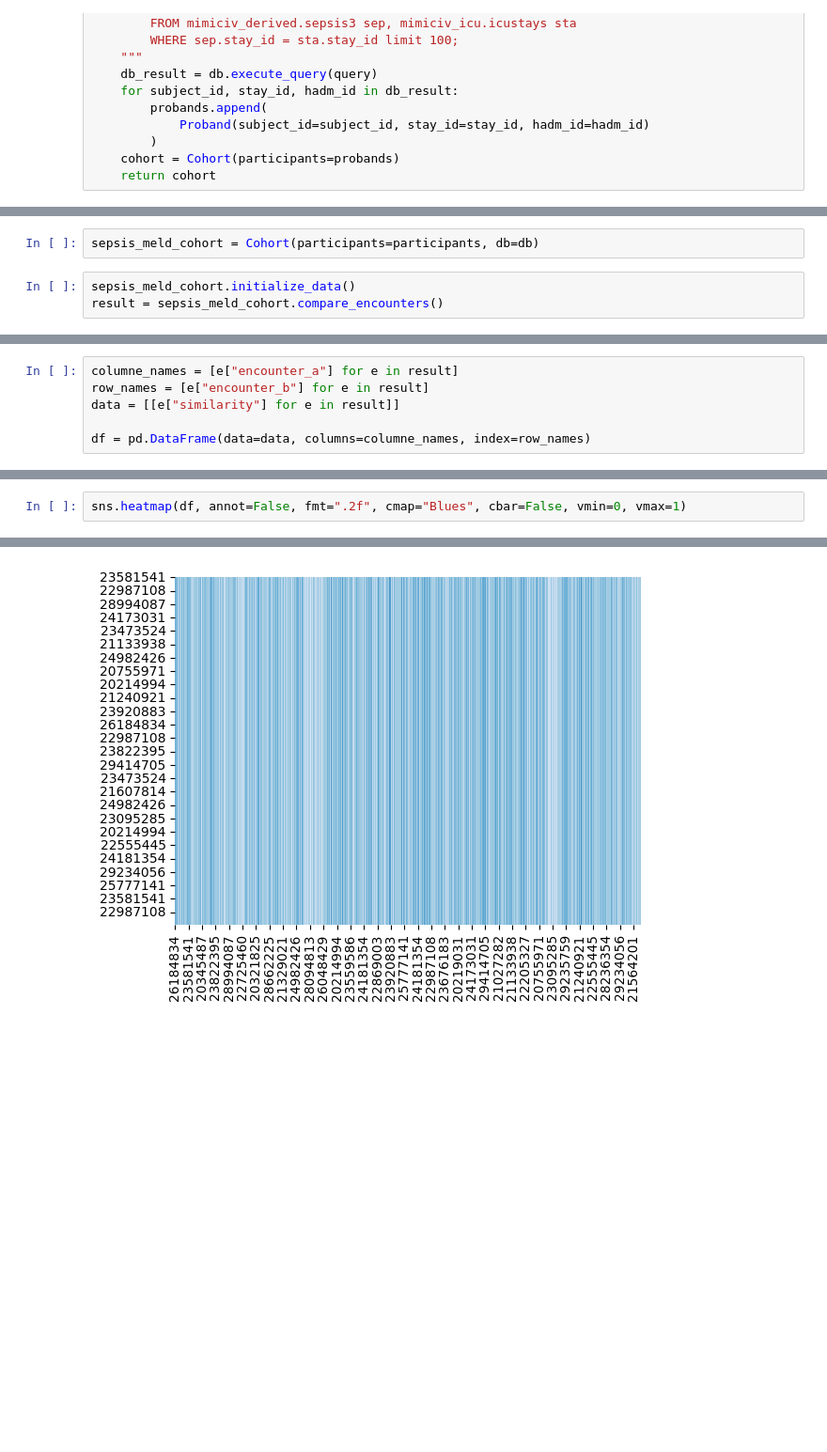
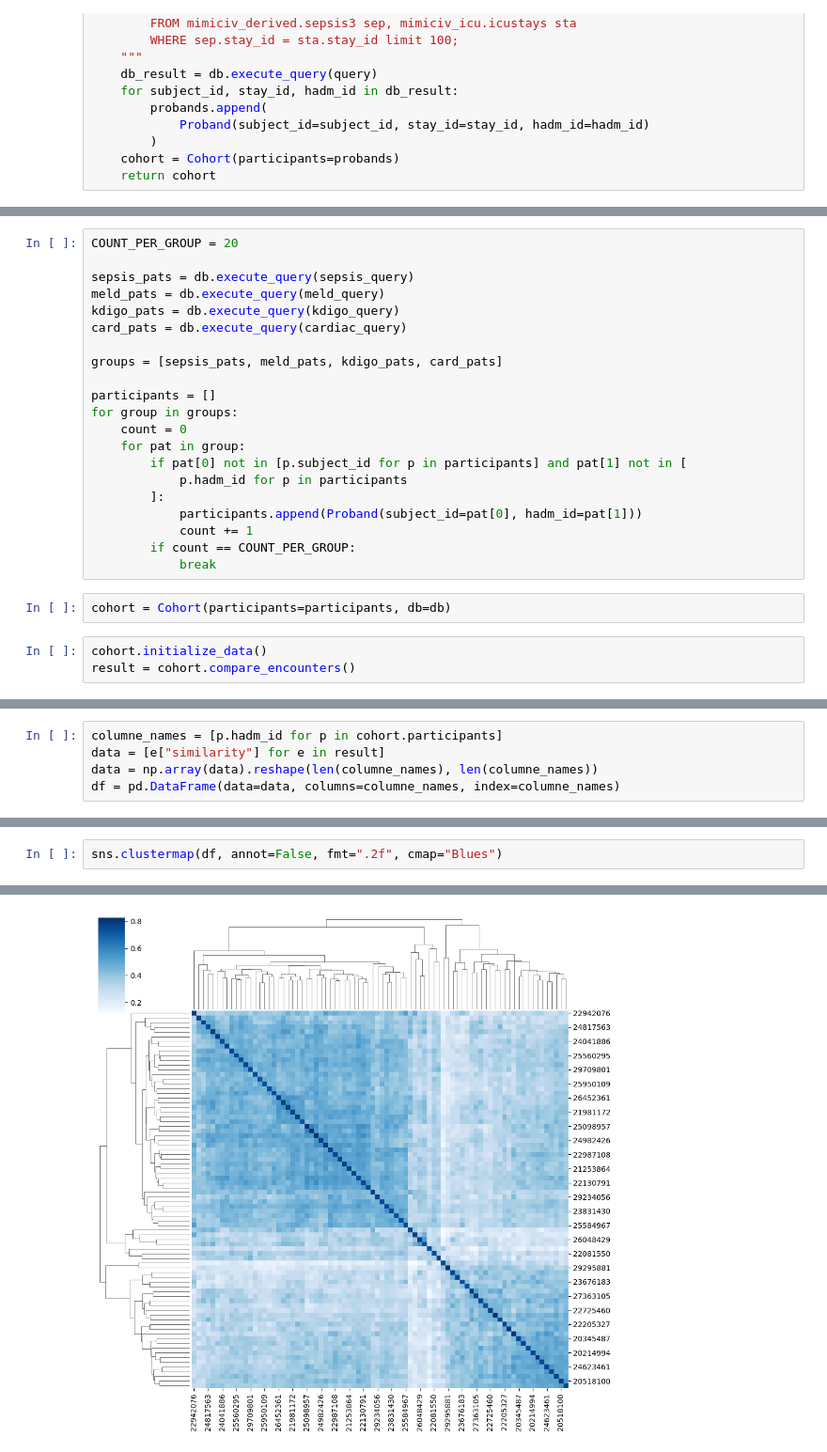
Before and after one commit to trostalski/simpa, a Jupyter notebook: src/notebooks/test.ipynb, the cells around one changed output, grey strips where cells are left out. Shown at 94% size. Cells and saved outputs as stored; diff of their text form; blank space fills up the shorter version.

```diff
--- a/src/notebooks/test.ipynb
+++ b/src/notebooks/test.ipynb
@@ -77,5 +75,26 @@ for subject_id, hadm_id in meld_pats:
+# %%
+COUNT_PER_GROUP = 20
+
+sepsis_pats = db.execute_query(sepsis_query)
+meld_pats = db.execute_query(meld_query)
+kdigo_pats = db.execute_query(kdigo_query)
+card_pats = db.execute_query(cardiac_query)
+
+groups = [sepsis_pats, meld_pats, kdigo_pats, card_pats]
+
+participants = []
+for group in groups:
+    count = 0
+    for pat in group:
+        if pat[0] not in [p.subject_id for p in participants] and pat[1] not in [
+            p.hadm_id for p in participants
+        ]:
+            participants.append(Proband(subject_id=pat[0], hadm_id=pat[1]))
+            count += 1
+        if count == COUNT_PER_GROUP:
+            break
 # %%
-sepsis_meld_cohort = Cohort(participants=participants, db=db)
+cohort = Cohort(participants=participants, db=db)
 # %%
-sepsis_meld_cohort.initialize_data()
-result = sepsis_meld_cohort.compare_encounters()
+cohort.initialize_data()
+result = cohort.compare_encounters()
@@ -82,6 +119,5 @@ result = sepsis_meld_cohort.compare_encounters()
 # %%
-columne_names = [e["encounter_a"] for e in result]
-row_names = [e["encounter_b"] for e in result]
-data = [[e["similarity"] for e in result]]
-
-df = pd.DataFrame(data=data, columns=columne_names, index=row_names)
+columne_names = [p.hadm_id for p in cohort.participants]
+data = [e["similarity"] for e in result]
+data = np.array(data).reshape(len(columne_names), len(columne_names))
+df = pd.DataFrame(data=data, columns=columne_names, index=columne_names)
@@ -88,3 +139,3 @@ df = pd.DataFrame(data=data, columns=columne_names, index=row_names)
 # %%
-sns.heatmap(df, annot=False, fmt=".2f", cmap="Blues", cbar=False, vmin=0, vmax=1)
+sns.clustermap(df, annot=False, fmt=".2f", cmap="Blues")
 # %% [output]
@@ -92 +143 @@ sns.heatmap(df, annot=False, fmt=".2f", cmap="Blues", cbar=False, vmin=0, vmax=1
-[figure, old version]
+[figure, new version]
```
Also changed, not shown: parts of 15 cells of this notebook, 1 other file.
